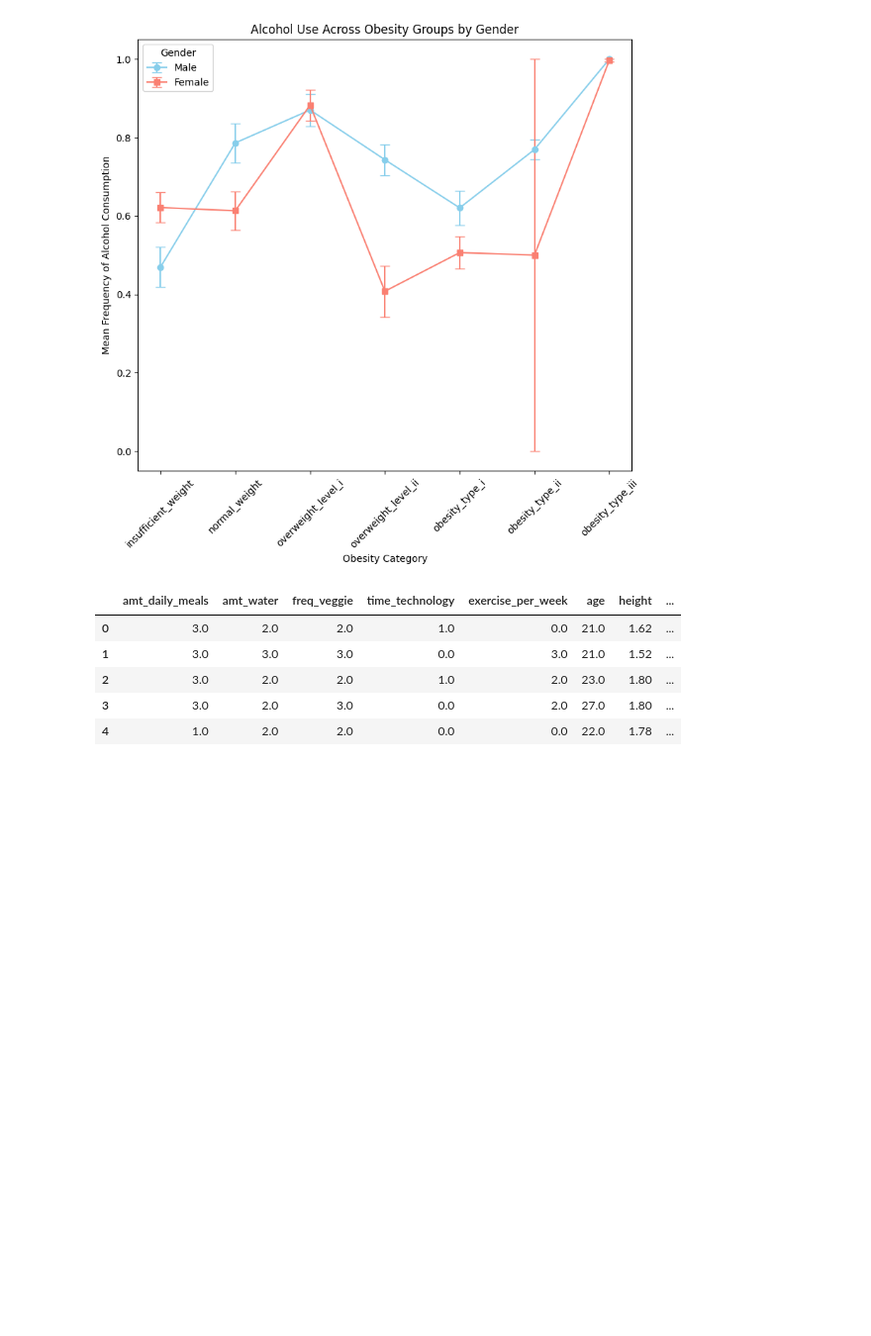
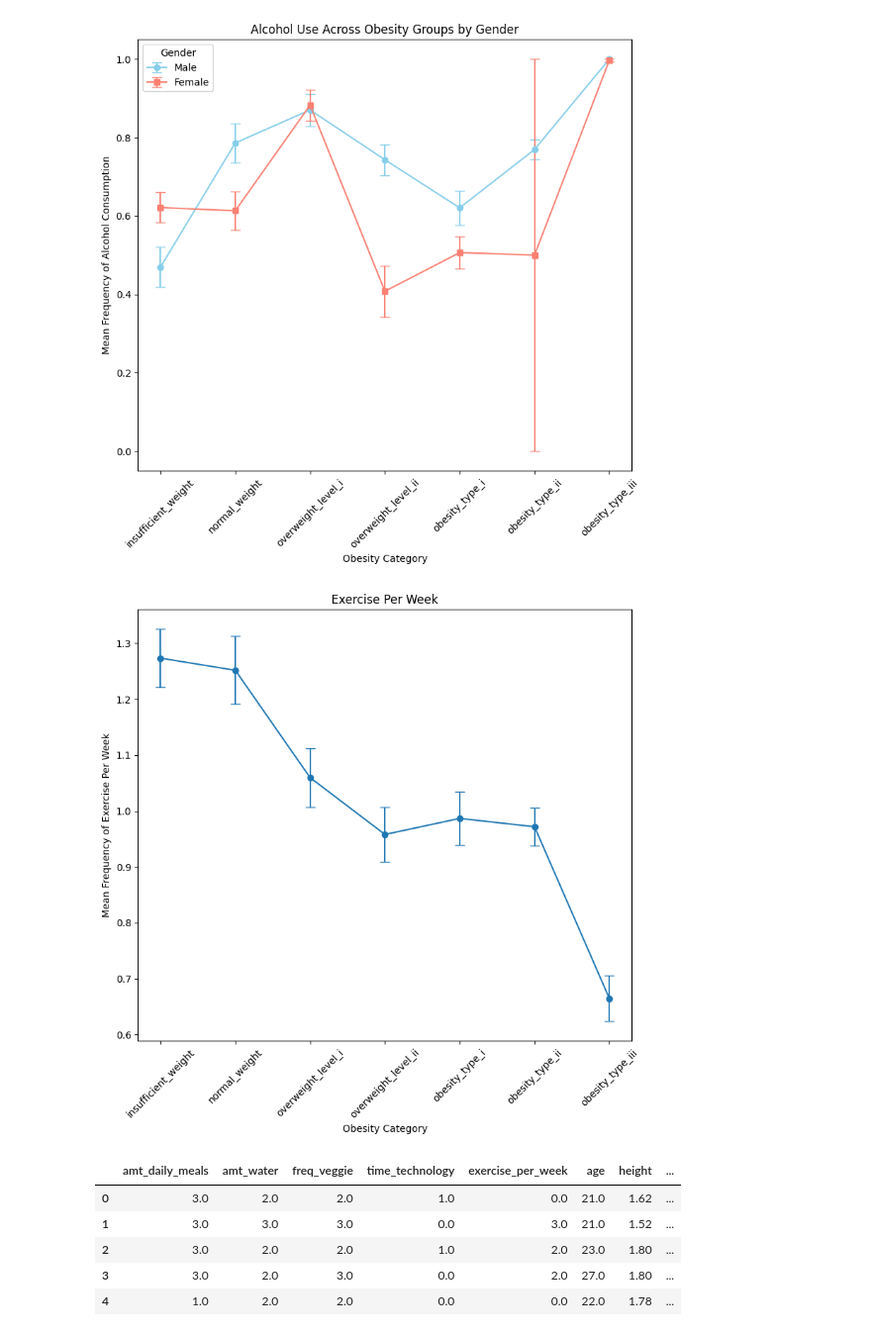
Before and after one commit to ellenmartin11/Obesity_EDA, a Jupyter notebook: Obesity_Notebook_Ellen.ipynb, the cells around one changed output. Shown at 99% size. Saved outputs shown, nothing was run; the diff lists cells and outputs as text; code cells hidden in the pictures; blank space fills up the shorter version.

```diff
--- a/Obesity_Notebook_Ellen.ipynb
+++ b/Obesity_Notebook_Ellen.ipynb
@@ -542,4 +544,31 @@ overweight_level_ii  female    0.407767
                      male      0.743316
 Name: freq_alcohol, dtype: float64
 [figure]
+# %%
+###
+# exercise
+obesity_exercise_mean = obesity_data_clean.groupby(['obesity_group'])['exercise_per_week'].mean()
+obesity_exercise_SEM = obesity_data_clean.groupby(['obesity_group'])['exercise_per_week'].sem()
+
+order = ['insufficient_weight',
+         'normal_weight',
+         'overweight_level_i',
+         'overweight_level_ii',
+         'obesity_type_i',
+         'obesity_type_ii',
+         'obesity_type_iii']
+
+obesity_exercise_mean = obesity_exercise_mean.reindex(order)
+obesity_exercise_SEM = obesity_exercise_SEM.reindex(order)
+
+plt.figure(figsize=(8,8))
+plt.errorbar(x=obesity_exercise_mean.index, y=obesity_exercise_mean, yerr=obesity_exercise_SEM, fmt='-o', capsize=5)
+plt.xlabel('Obesity Category')
+plt.ylabel('Mean Frequency of Exercise Per Week')
+plt.title('Exercise Per Week')
+plt.xticks(rotation=45)
+plt.tight_layout()
+plt.show()
+# %% [output]
+[figure, added]
 # %%
```
Also changed, not shown: parts of 12 cells of this notebook, 6 other files.
